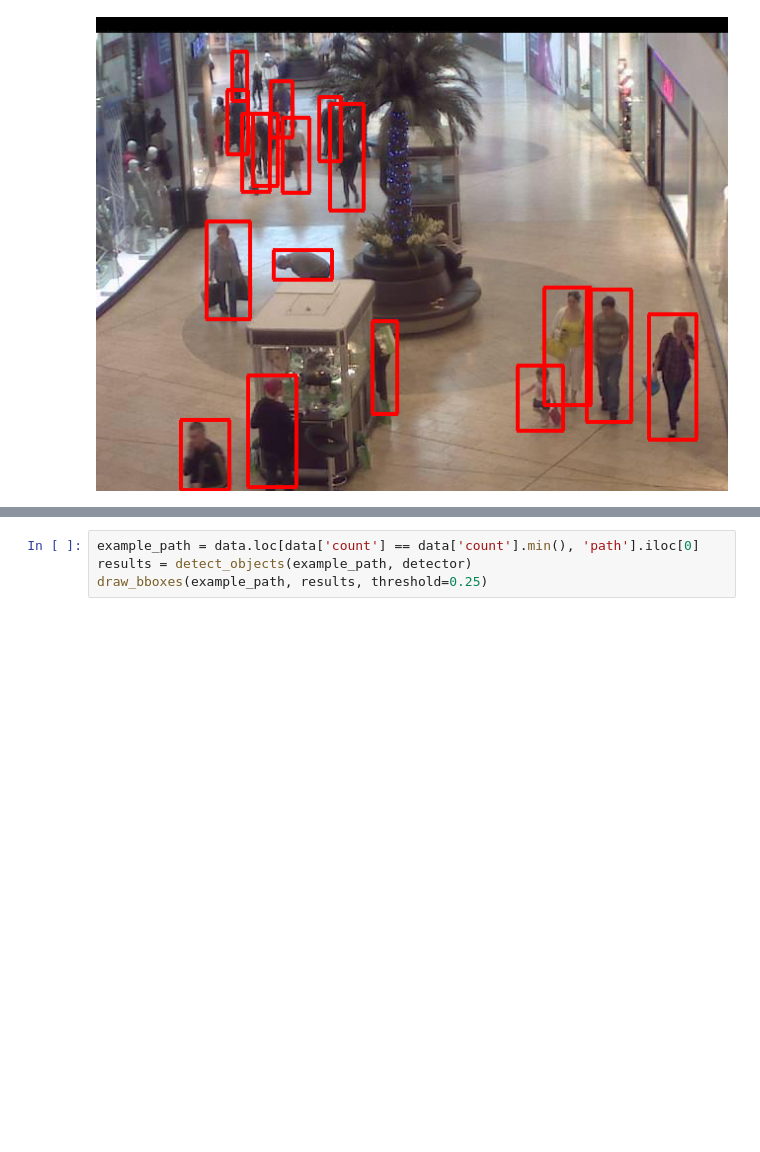
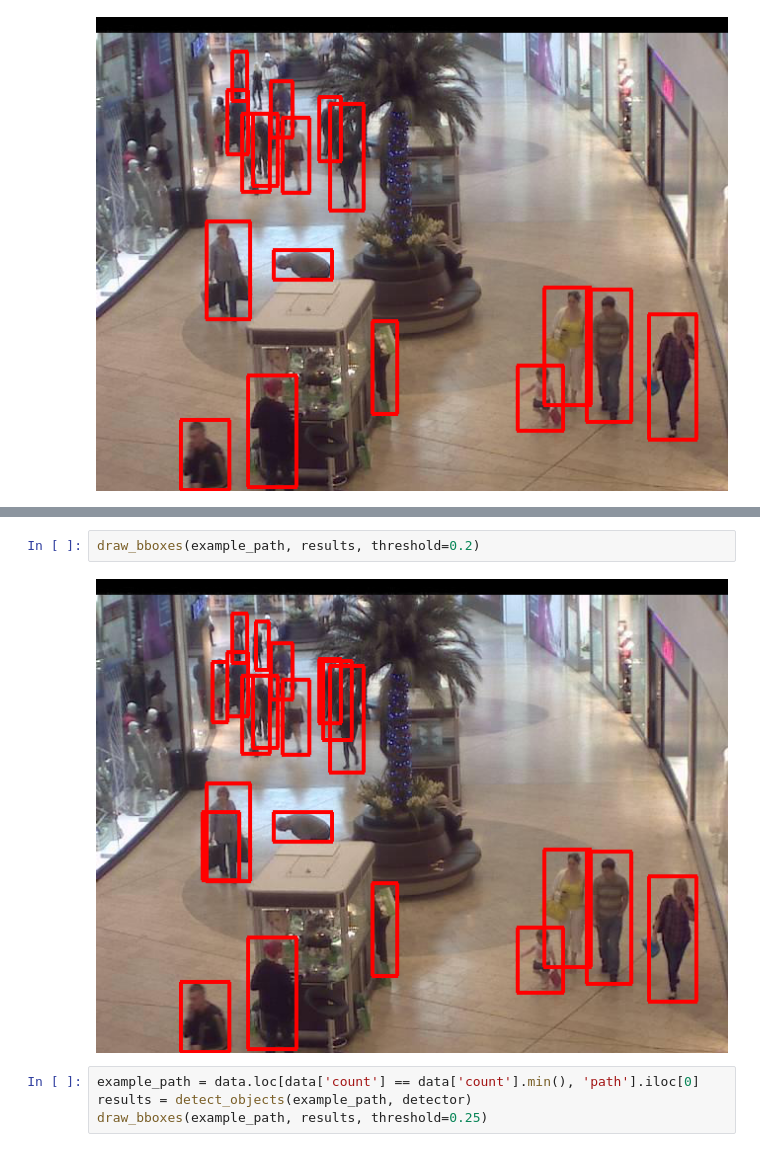
Before and after one commit to jeon-maker/Crowd_counting, a Jupyter notebook: use_1st.ipynb, the cells around one changed output, grey strips where cells are left out. Saved outputs shown, nothing was run; the diff lists cells and outputs as text; blank space fills up the shorter version.

```diff
--- a/use_1st.ipynb
+++ b/use_1st.ipynb
@@ -156,3 +194,7 @@ draw_bboxes(example_path, results, threshold=0.25)
+# %%
+draw_bboxes(example_path, results, threshold=0.2)
+# %% [output]
+[figure, added]
 # %%
 example_path = data.loc[data['count'] == data['count'].min(), 'path'].iloc[0]
 results = detect_objects(example_path, detector)
```
Also changed, not shown: parts of 10 cells of this notebook.
